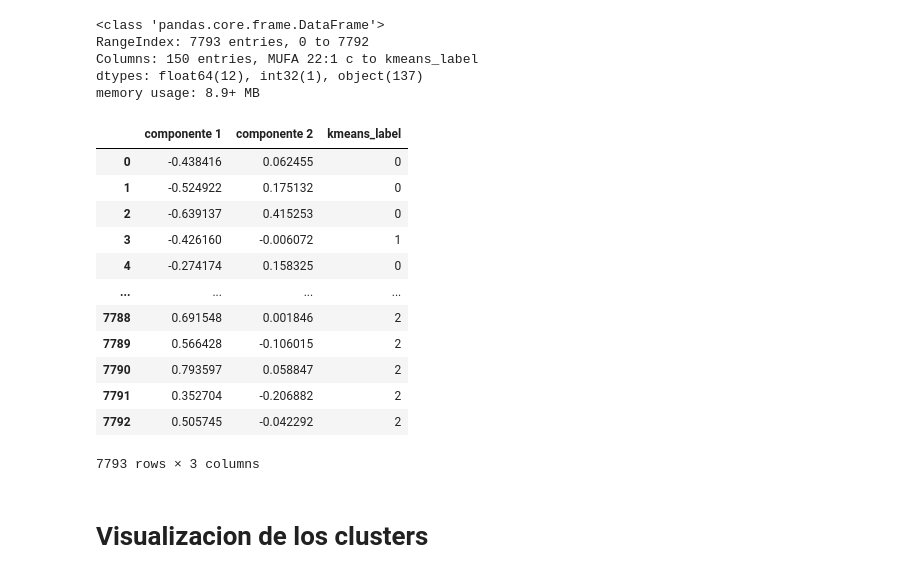
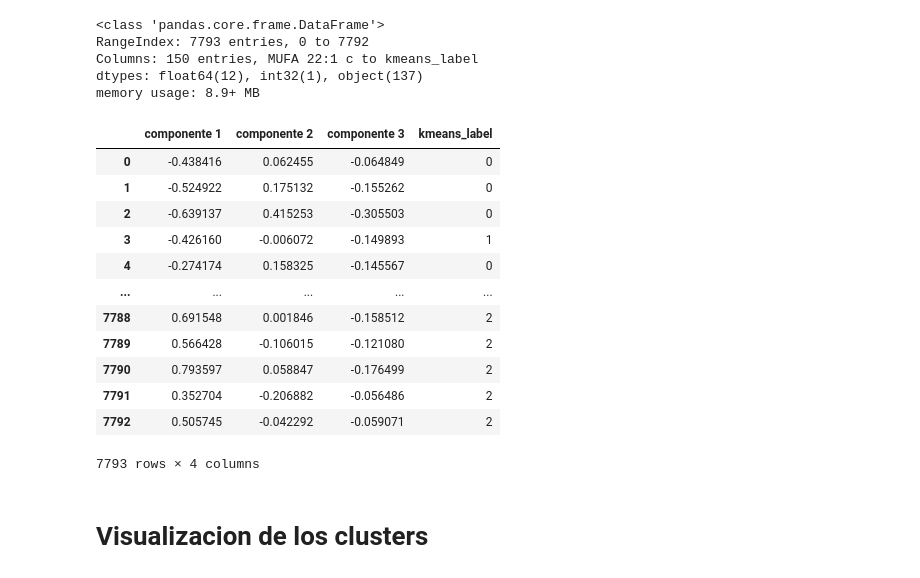
Before and after one commit to EduardoPalma/ClusteringFood, a Jupyter notebook: clustering_de_alimentos.ipynb, the cells around one changed output. Drawn from its saved outputs; the diff is of its cells as text; code cells hidden in the pictures.

```diff
--- a/clustering_de_alimentos.ipynb
+++ b/clustering_de_alimentos.ipynb
@@ -186,25 +186,25 @@ memory usage: 8.9+ MB
 # %%
 from sklearn.decomposition import PCA
 
-pca = PCA(n_components=2)
+pca = PCA(n_components=3)
 pca_alimentos = pca.fit_transform(alimentos_normalizados)
-df_alimentos_component = pd.DataFrame(data = pca_alimentos, columns=["componente 1","componente 2"])
+df_alimentos_component = pd.DataFrame(data = pca_alimentos, columns=["componente 1","componente 2","componente 3"])
 df_alimentos_labels = pd.concat([df_alimentos_component, df_alimentos_[['kmeans_label']]], axis=1)
 
 df_alimentos_labels
 # %% [output]
-|  | componente 1 | componente 2 | kmeans_label |
-| 0 | -0.438416 | 0.062455 | 0 |
-| 1 | -0.524922 | 0.175132 | 0 |
-| 2 | -0.639137 | 0.415253 | 0 |
-| 3 | -0.426160 | -0.006072 | 1 |
-| 4 | -0.274174 | 0.158325 | 0 |
-| ... | ... | ... | ... |
-| 7788 | 0.691548 | 0.001846 | 2 |
-| 7789 | 0.566428 | -0.106015 | 2 |
-| 7790 | 0.793597 | 0.058847 | 2 |
-| 7791 | 0.352704 | -0.206882 | 2 |
-| 7792 | 0.505745 | -0.042292 | 2 |
+|  | componente 1 | componente 2 | componente 3 | kmeans_label |
+| 0 | -0.438416 | 0.062455 | -0.064849 | 0 |
+| 1 | -0.524922 | 0.175132 | -0.155262 | 0 |
+| 2 | -0.639137 | 0.415253 | -0.305503 | 0 |
+| 3 | -0.426160 | -0.006072 | -0.149893 | 1 |
+| 4 | -0.274174 | 0.158325 | -0.145567 | 0 |
+| ... | ... | ... | ... | ... |
+| 7788 | 0.691548 | 0.001846 | -0.158512 | 2 |
+| 7789 | 0.566428 | -0.106015 | -0.121080 | 2 |
+| 7790 | 0.793597 | 0.058847 | -0.176499 | 2 |
+| 7791 | 0.352704 | -0.206882 | -0.056486 | 2 |
+| 7792 | 0.505745 | -0.042292 | -0.059071 | 2 |
-7793 rows × 3 columns
+7793 rows × 4 columns
 # %% [markdown]
 # Visualizacion de los clusters
```
Also changed, not shown: parts of 2 cells of this notebook.
